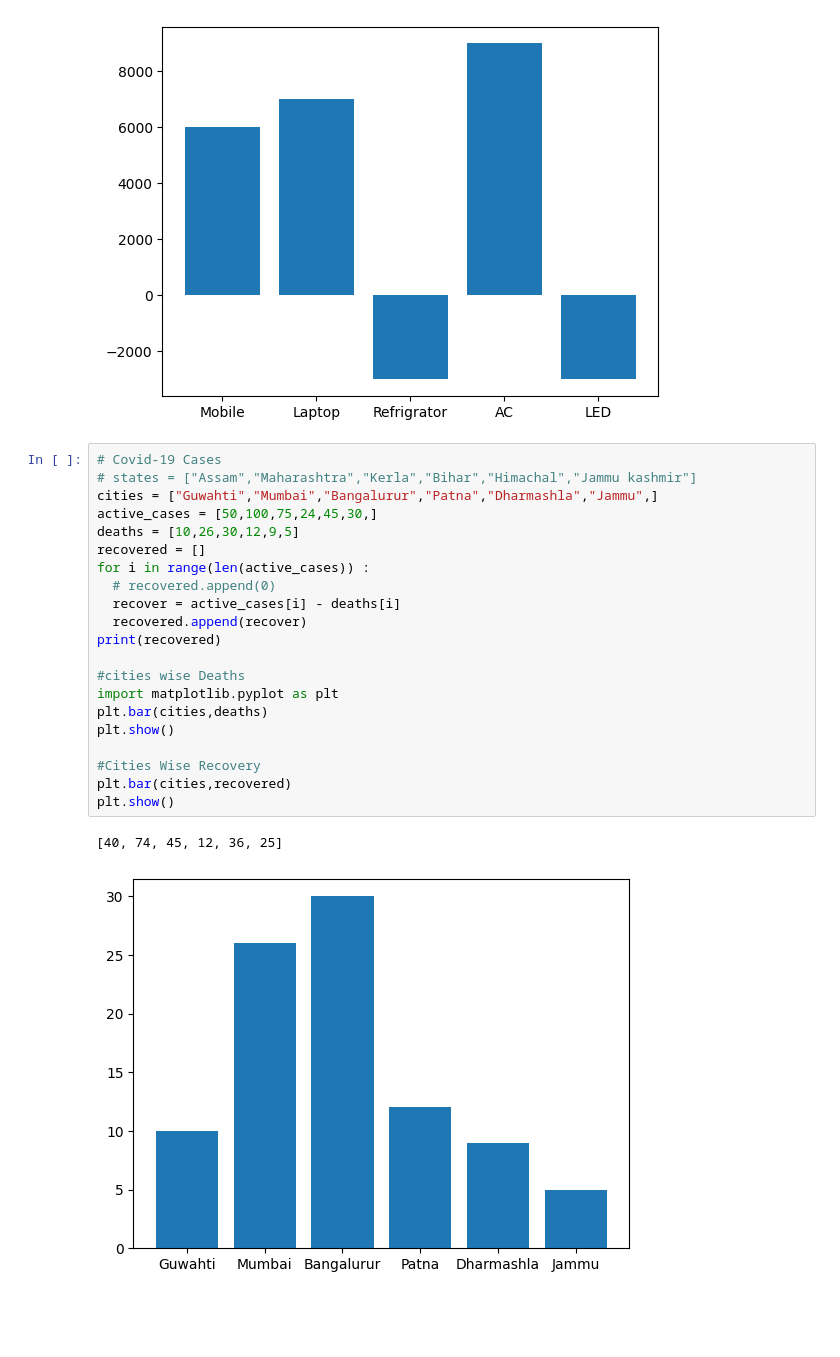
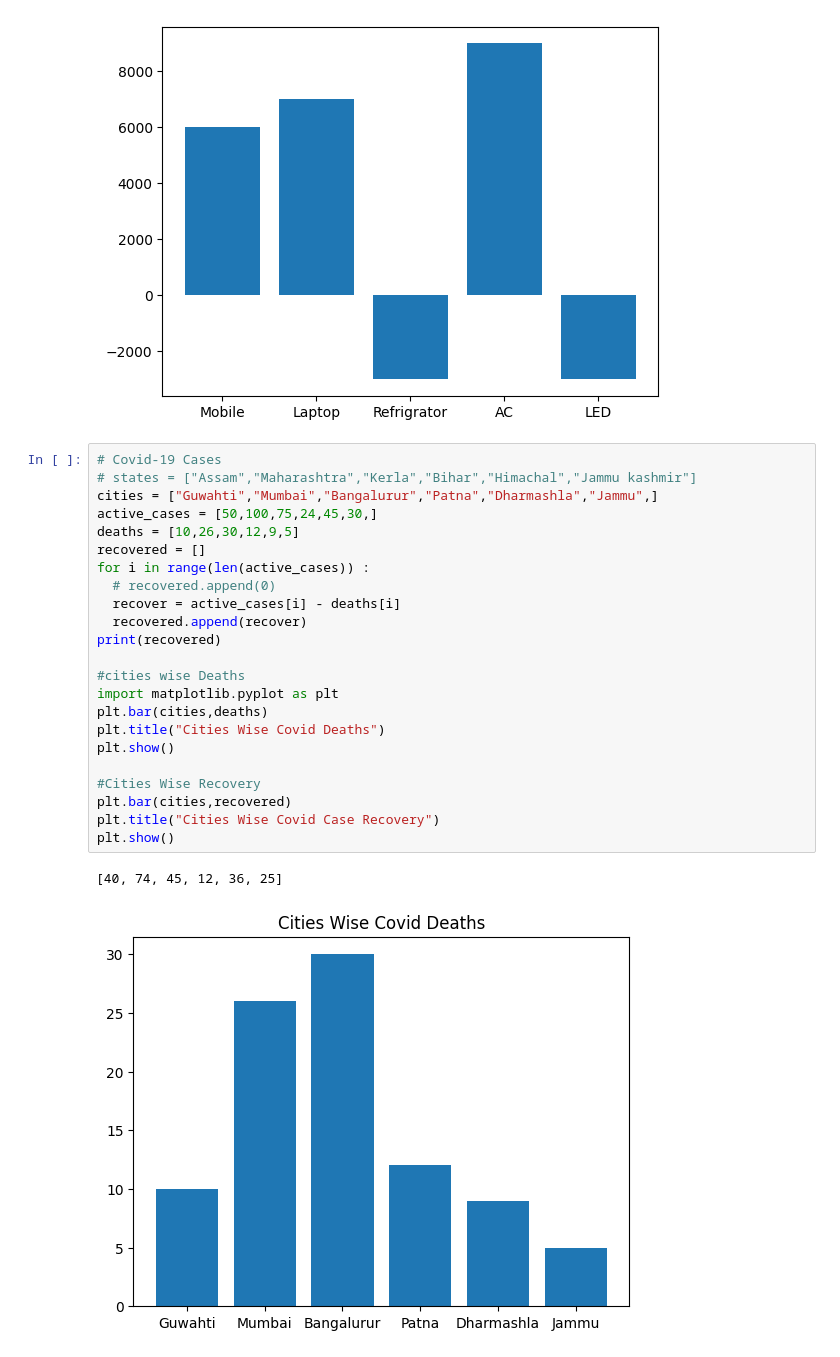
Before and after one commit to SahilKumar-003/Python_Tutor, a Jupyter notebook: Data_Structure.ipynb, the cells around one changed output. Drawn from its saved outputs; the diff is of its cells as text; blank space fills up the shorter version.

```diff
--- a/Data_Structure.ipynb
+++ b/Data_Structure.ipynb
@@ -273,24 +273,26 @@ Products Wise Profit: [6000, 7000, -3000, 9000, -3000]
 # %%
 # Covid-19 Cases
 # states = ["Assam","Maharashtra","Kerla","Bihar","Himachal","Jammu kashmir"]
 cities = ["Guwahti","Mumbai","Bangalurur","Patna","Dharmashla","Jammu",]
 active_cases = [50,100,75,24,45,30,]
 deaths = [10,26,30,12,9,5]
 recovered = []
 for i in range(len(active_cases)) :
   # recovered.append(0)
   recover = active_cases[i] - deaths[i]
   recovered.append(recover)
 print(recovered)
 
 #cities wise Deaths
 import matplotlib.pyplot as plt
 plt.bar(cities,deaths)
+plt.title("Cities Wise Covid Deaths")
 plt.show()
 
 #Cities Wise Recovery
 plt.bar(cities,recovered)
+plt.title("Cities Wise Covid Case Recovery")
 plt.show()
 # %% [output]
 [40, 74, 45, 12, 36, 25]
-[figure, old version]
+[figure, new version]
```
Also changed, not shown: parts of 6 cells of this notebook.
